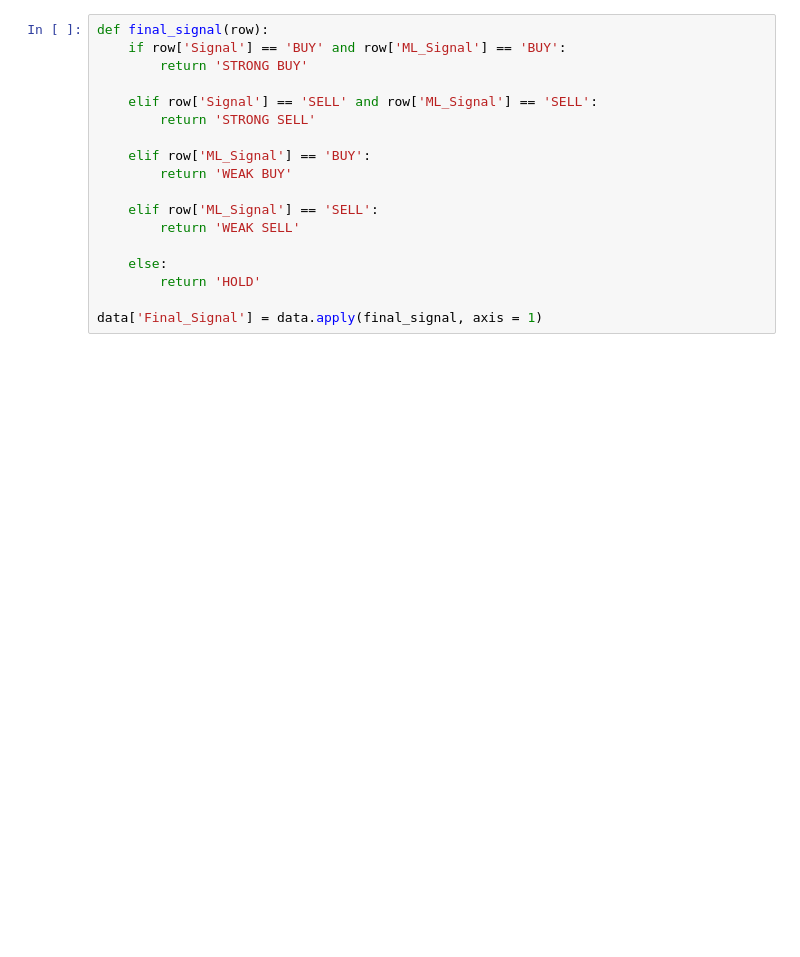
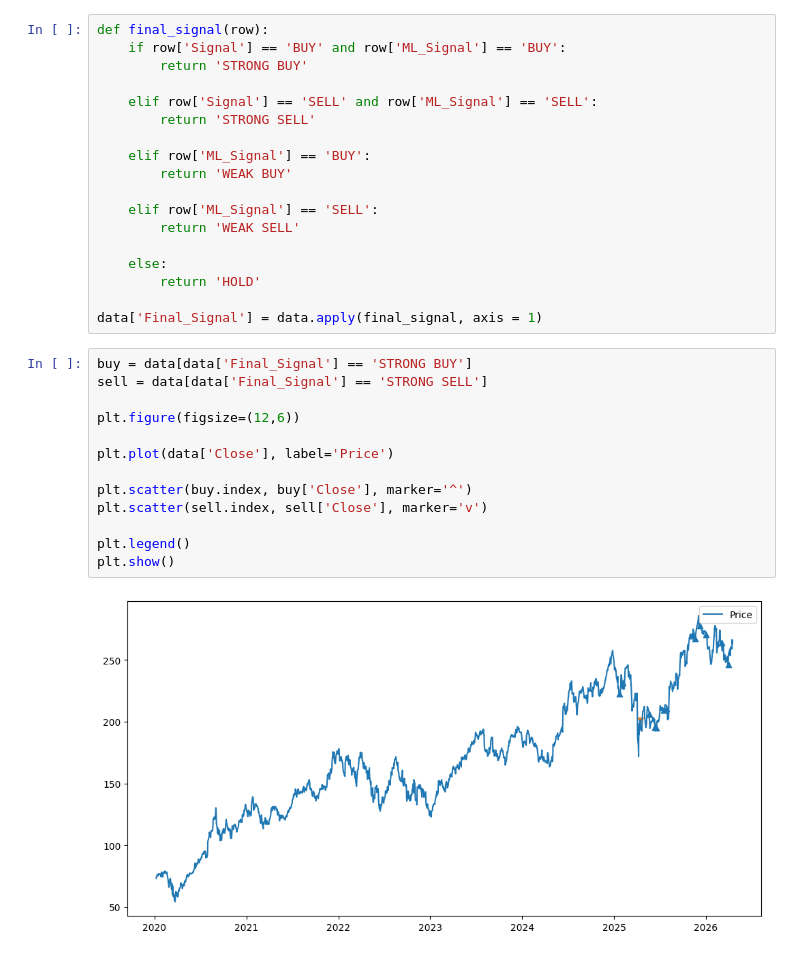
Before and after one commit to shubh229177/Stock-Trading-Signal-System, a Jupyter notebook: System.ipynb, the cells around one changed output. Cells and saved outputs as stored; diff of their text form; blank space fills up the shorter version.

```diff
--- a/System.ipynb
+++ b/System.ipynb
@@ -210,3 +210,18 @@ def final_signal(row):
         return 'HOLD'
 
 data['Final_Signal'] = data.apply(final_signal, axis = 1)
+# %%
+buy = data[data['Final_Signal'] == 'STRONG BUY']
+sell = data[data['Final_Signal'] == 'STRONG SELL']
+
+plt.figure(figsize=(12,6))
+
+plt.plot(data['Close'], label='Price')
+
+plt.scatter(buy.index, buy['Close'], marker='^')
+plt.scatter(sell.index, sell['Close'], marker='v')
+
+plt.legend()
+plt.show()
+# %% [output]
+[figure, added]
```
Also changed, not shown: parts of 8 cells of this notebook.
